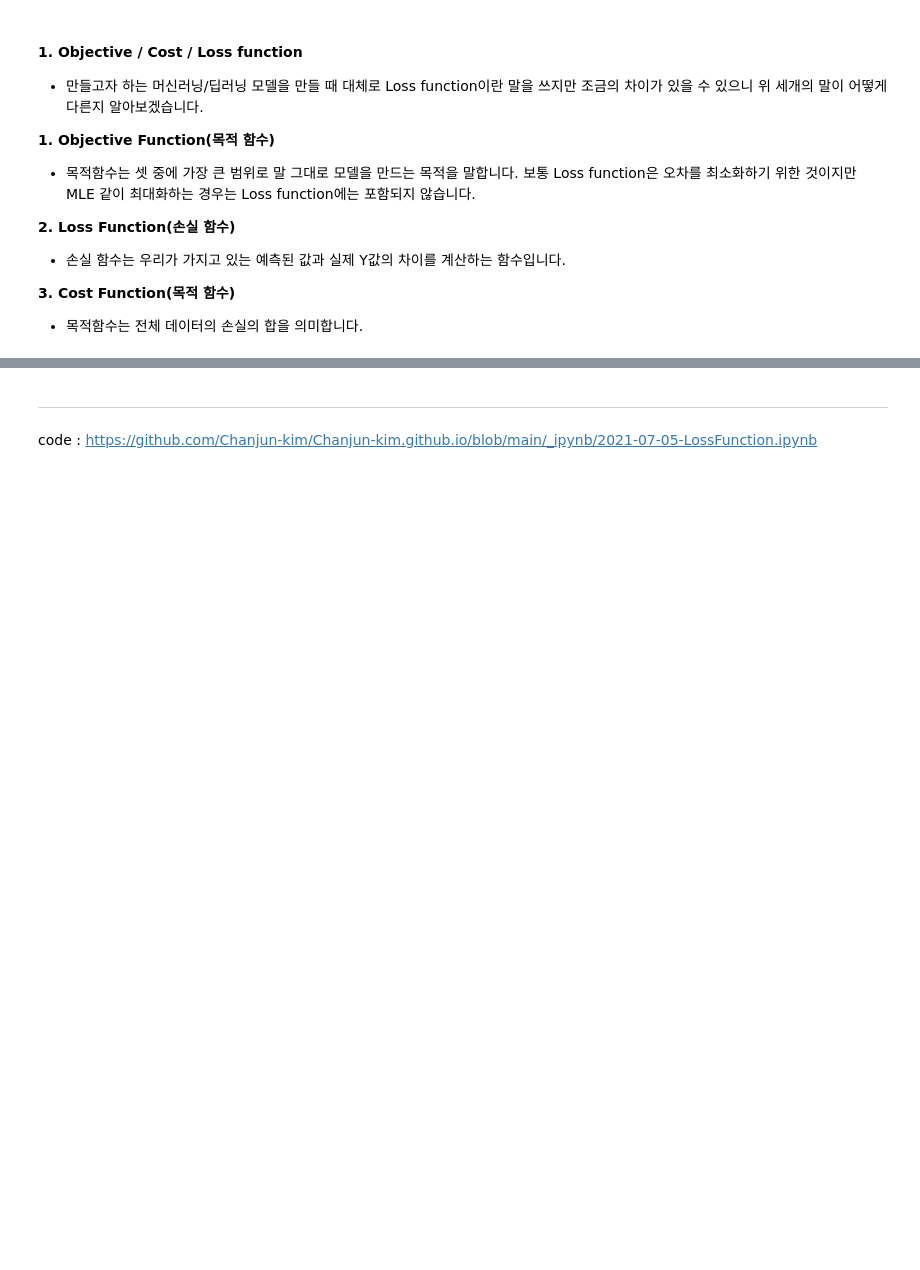
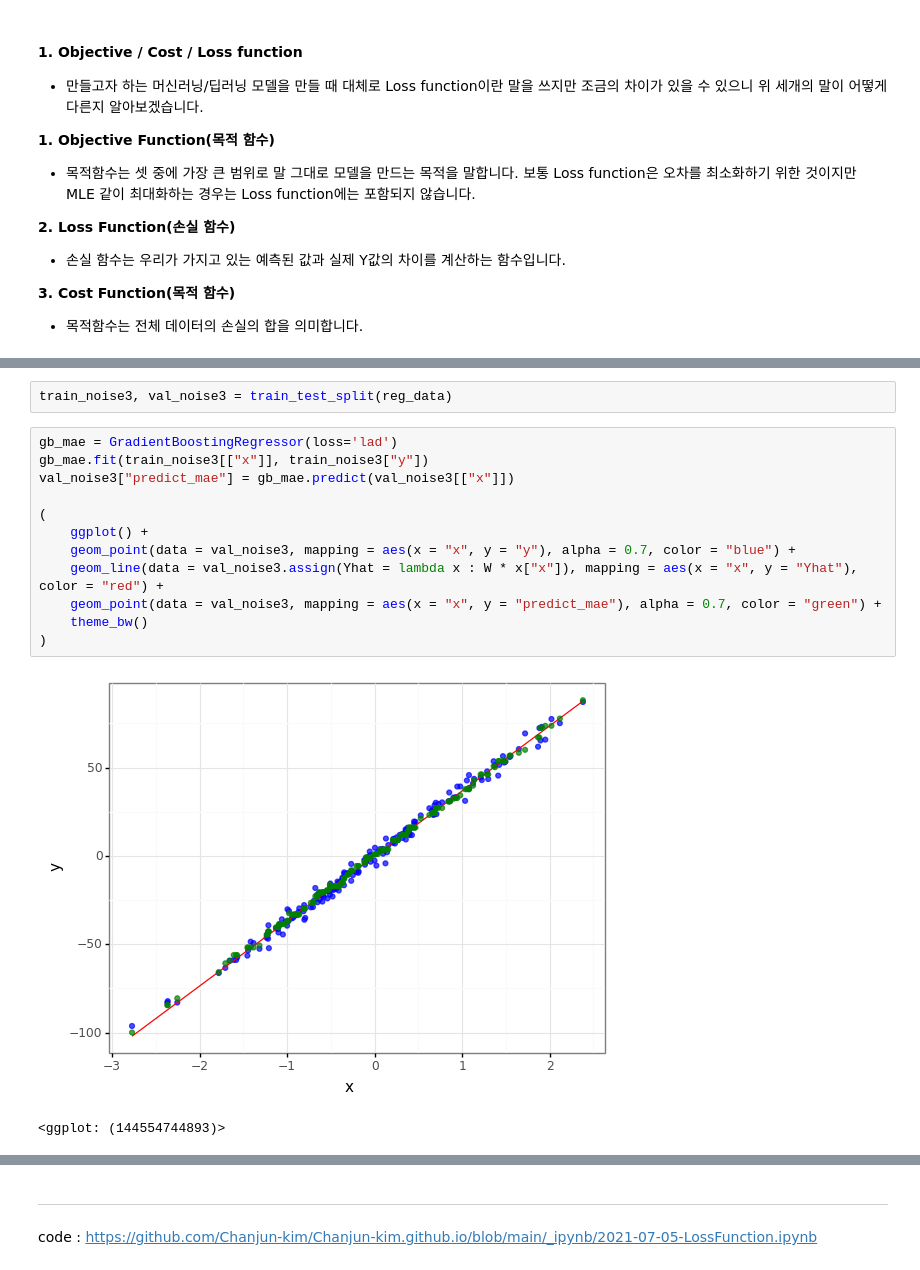
Before and after one commit to Chanjun-kim/Chanjun-kim.github.io, a Jupyter notebook: _ipynb/2021-07-05-LossFunctioni.ipynb, the cells around one changed output, grey strips where cells are left out. Drawn from its saved outputs; the diff is of its cells as text; blank space fills up the shorter version.

```diff
--- a/_ipynb/2021-07-05-LossFunctioni.ipynb
+++ b/_ipynb/2021-07-05-LossFunctioni.ipynb
@@ -24,0 +100,17 @@ image: 06_LSTM.png
+# %%
+train_noise3, val_noise3 = train_test_split(reg_data)
+# %%
+gb_mae = GradientBoostingRegressor(loss='lad')
+gb_mae.fit(train_noise3[["x"]], train_noise3["y"])
+val_noise3["predict_mae"] = gb_mae.predict(val_noise3[["x"]])
+
+(
+    ggplot() +
+    geom_point(data = val_noise3, mapping = aes(x = "x", y = "y"), alpha = 0.7, color = "blue") +
+    geom_line(data = val_noise3.assign(Yhat = lambda x : W * x["x"]), mapping = aes(x = "x", y = "Yhat"), color = "red") +
+    geom_point(data = val_noise3, mapping = aes(x = "x", y = "predict_mae"), alpha = 0.7, color = "green") +
+    theme_bw()
+)
+# %% [output]
+[figure, added]
+<ggplot: (144554744893)>
```
Also changed, not shown: parts of 30 cells of this notebook, 1 other file.
